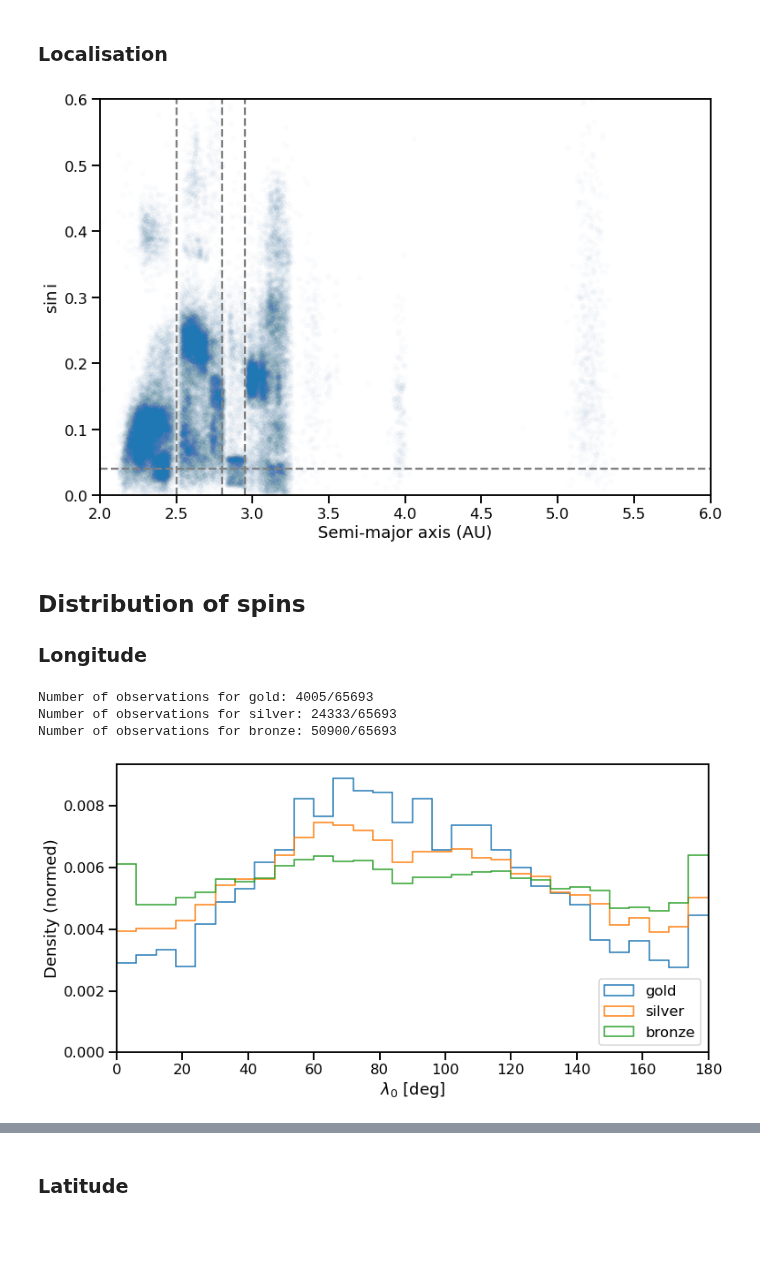
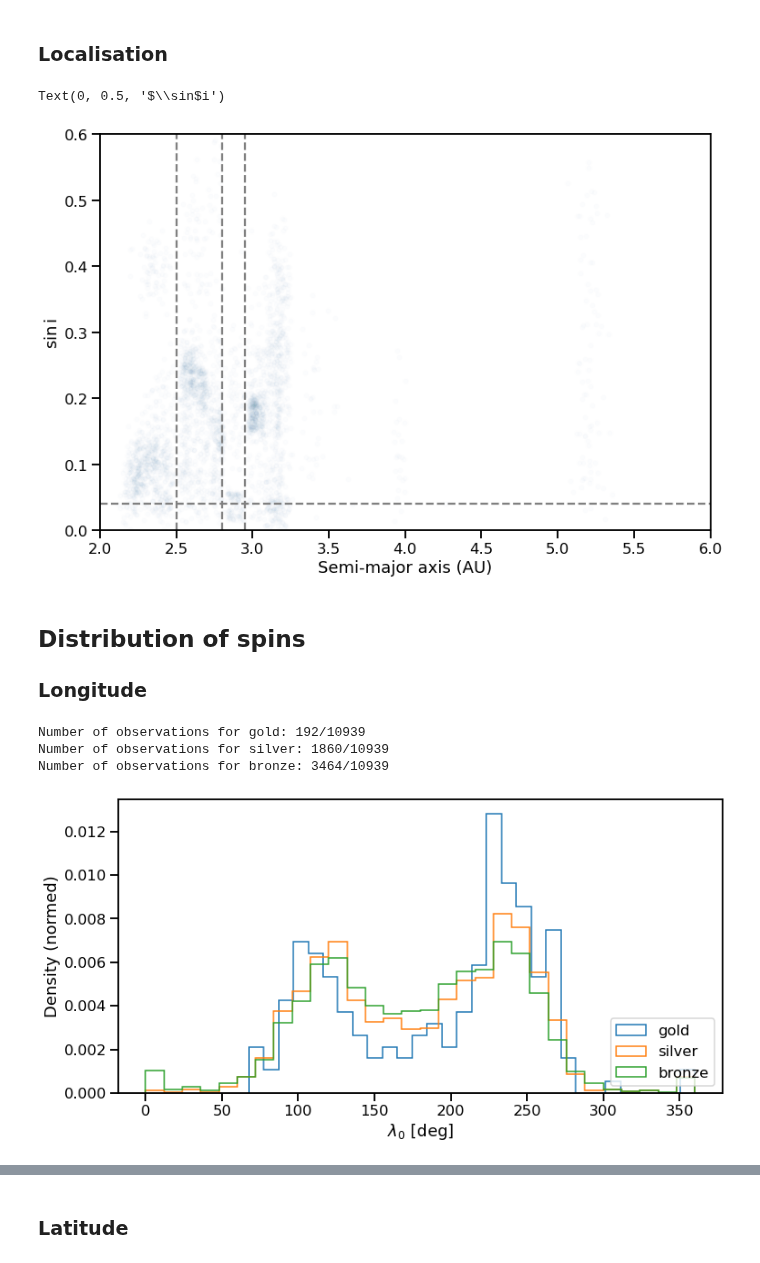
Before and after one commit to astrolabsoftware/fink-tutorials, a Jupyter notebook: sso/outbursts/notebooks/spin_parameters.ipynb, the cells around one changed output, grey strips where cells are left out. Drawn from its saved outputs; the diff is of its cells as text; code cells hidden in the pictures; blank space fills up the shorter version.

```diff
--- a/sso/outbursts/notebooks/spin_parameters.ipynb
+++ b/sso/outbursts/notebooks/spin_parameters.ipynb
@@ -40,7 +40,7 @@ class Angle(object):
             raise ValueError()
 
 class SSO(object):
-    def __init__(self, paths, bftfn='../data/ssoBFT-latest-small.parquet', flavor='gold', verbose=False):
+    def __init__(self, paths, nowrap=False, bftfn='../data/ssoBFT-latest-small.parquet', flavor='gold', verbose=False):
         """
         """
         self.paths = paths
@@ -66,13 +66,15 @@ class SSO(object):
         self.dR = self.pdf['params'].apply(lambda x: x[9]).values
 
         self.l = self.pdf['params'].apply(lambda x: x[4]).values
-        self.wrap_longitude()
+        if not nowrap:
+            self.wrap_longitude()
         self.l = Angle(self.l, unit='rad')
         self.dl = Angle(self.pdf['params'].apply(lambda x: x[10]).values, unit='rad')
 
 
         self.b = self.pdf['params'].apply(lambda x: x[5]).values
-        self.wrap_latitude()
+        if not nowrap:
+            self.wrap_latitude()
         self.b = Angle(self.b, unit='rad')
         self.db = Angle(self.pdf['params'].apply(lambda x: x[11]).values, unit='rad')
 
@@ -146,6 +154,7 @@ class SSO(object):
 # %%
-paths = glob.glob('../noconstraints/sso_params_above*.parquet')
-data = SSO(paths, flavor='bronze')
+paths = glob.glob('../nosymmetries/sso_params_above*.parquet')
+nowrap = True
+data = SSO(paths, flavor='bronze', nowrap=nowrap)
 data.input_size, data.selected_size, data.output_size
 
 # for flavor in ['bronze', 'silver', 'gold']:
@@ -161,13 +170,13 @@ data.input_size, data.selected_size, data.output_size
 fig = plt.figure(figsize=(12, 7))
 
 for flavor in ['gold', 'silver', 'bronze']:
-    data = SSO(paths, flavor=flavor)
+    data = SSO(paths, flavor=flavor, nowrap=nowrap)
 
     plt.hist(data.chi2red, bins=50, histtype='step', density=False, range=[0,10], label=flavor)
     plt.axvline(1, ls='--', color='grey', lw=3)
     plt.xlabel(r'$\chi^2_{red}$')
     plt.ylabel('histogram')
     plt.legend()
-    plt.savefig('../plots/papers/chi2red.png', dpi=150)
+#     plt.savefig('../plots/papers/chi2red.png', dpi=150)
 plt.show()
 # %% [output]
@@ -175,7 +184,7 @@ plt.show()
 # %% [markdown]
 ### Localisation
 # %%
-data = SSO(paths, flavor='bronze')
+data = SSO(paths, flavor='bronze', nowrap=nowrap)
 
 Is = data.pdf['orbital_elements.inclination.value']
 As = data.pdf['orbital_elements.semi_major_axis.value']
@@ -193,9 +202,10 @@ plt.ylim(0, 0.6)
 # plt.colorbar()
 plt.xlabel('Semi-major axis (AU)')
 plt.ylabel(r'$\sin$i')
-plt.savefig('../plots/papers/sso.png', dpi=150)
+# plt.savefig('../plots/papers/sso.png', dpi=150)
 # %% [output]
+Text(0, 0.5, '$\\sin$i')
-[figure, old version]
+[figure, new version]
 # %% [markdown]
 ## Distribution of spins
 
@@ -203,27 +213,27 @@ plt.savefig('../plots/papers/sso.png', dpi=150)
 # %%
 fig = plt.figure(figsize=(12, 6))
 for flavor in ['gold', 'silver', 'bronze']:
-    data = SSO(paths, flavor=flavor)
+    data = SSO(paths, flavor=flavor, nowrap=nowrap)
     print('Number of observations for {}: {}/{}'.format(flavor, data.output_size, data.input_size))
     plt.hist(
         data.l.deg,
         bins=30,
         histtype='step',
         label=flavor,
         density=True
     )
 
 # plt.yscale('log')
 plt.legend(loc='lower right')
 plt.xlabel(r'$\lambda_0$ [deg]')
 plt.ylabel('Density (normed)')
-plt.xlim(0, 180)
-plt.savefig('../plots/papers/l0_density.png', dpi=150)
+# plt.xlim(0, 180)
+# plt.savefig('../plots/papers/l0_density.png', dpi=150)
 plt.show()
 # %% [output]
-Number of observations for gold: 4005/65693
-Number of observations for silver: 24333/65693
-Number of observations for bronze: 50900/65693
+Number of observations for gold: 192/10939
+Number of observations for silver: 1860/10939
+Number of observations for bronze: 3464/10939
-[figure, old version]
+[figure, new version]
 # %%
 fig = plt.figure(figsize=(12, 6))
```
Also changed, not shown: parts of 18 cells of this notebook.
